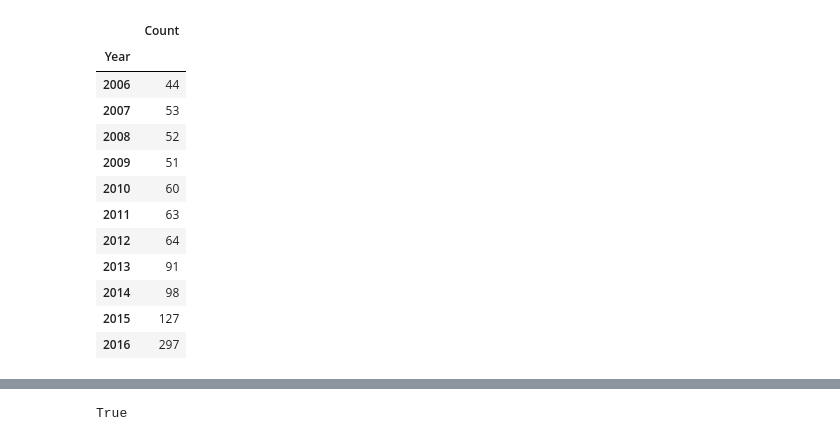
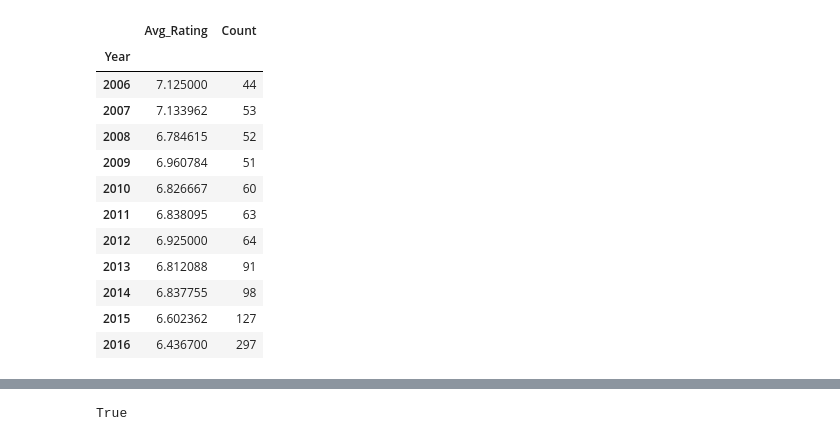
Before and after one commit to sdiehl28/Scikit-Learn-Workflow, a Jupyter notebook: python/Pandas03.ipynb, the cells around one changed output, grey strips where cells are left out. Cells and saved outputs as stored; diff of their text form; code cells hidden in the pictures.

```diff
--- a/python/Pandas03.ipynb
+++ b/python/Pandas03.ipynb
@@ -20,3 +18,5 @@ with open('../data/movies.pickle','rb') as p:
+# %%
+movies = pd.read_hdf('../data/movies.h5')
 # %%
 # display first 2 rows of the DataFrame
 movies.head(2)
@@ -40,8 +42,11 @@ This is commonly referred to as:
 # examine the key,value pairs created by groupby
 grouped = movies.groupby('Year')
 
-# for each df: display Director, Year, Rating; first 3 rows
 for key,df in grouped:
-    print(key)
-    display(df[['Director','Year', 'Rating']].head(3))
+    # skip years prior to 2015
+    if key < 2015:
+        continue
+
+    print(f'Year: {key}')
+    display(df[['Year', 'Rating']].head(3))
 # %% [output]
@@ -85,25 +65,30 @@ for key,df in grouped:
 # %%
-# compute the aggregate and combine the results, by hand
+# split, apply and combine, by hand
 grouped = movies.groupby('Year')
 
-# data is a list of dictionaries
-data = []
+# yearly_data
+yearly_data = []
+
+# split: into dataframes using group
 for key,df in grouped:
-    data.append({'Year':key, 'Count':len(df.index)})
+    # apply: aggregates to each dataframe
+    # yearly_data.append({'Year':key, 'Count':len(df.index), 'Avg_Rating':df['Rating'].mean()})
+    yearly_data.append({'Year':key, 'Count':df['Rating'].size, 'Avg_Rating':df['Rating'].mean()})
 
-df = pd.DataFrame(data=data).set_index('Year')
+# combine: the list of results into a single dataframe
+df = pd.DataFrame(data=yearly_data).set_index('Year')
 df
 # %% [output]
-|  | Count |
-| Year |  |
-| 2006 | 44 |
-| 2007 | 53 |
-| 2008 | 52 |
-| 2009 | 51 |
-| 2010 | 60 |
-| 2011 | 63 |
-| 2012 | 64 |
-| 2013 | 91 |
-| 2014 | 98 |
-| 2015 | 127 |
-| 2016 | 297 |
+|  | Avg_Rating | Count |
+| Year |  |  |
+| 2006 | 7.125000 | 44 |
+| 2007 | 7.133962 | 53 |
+| 2008 | 6.784615 | 52 |
+| 2009 | 6.960784 | 51 |
+| 2010 | 6.826667 | 60 |
+| 2011 | 6.838095 | 63 |
+| 2012 | 6.925000 | 64 |
+| 2013 | 6.812088 | 91 |
+| 2014 | 6.837755 | 98 |
+| 2015 | 6.602362 | 127 |
+| 2016 | 6.436700 | 297 |
```
Also changed, not shown: parts of 30 cells of this notebook, 1 other file.
